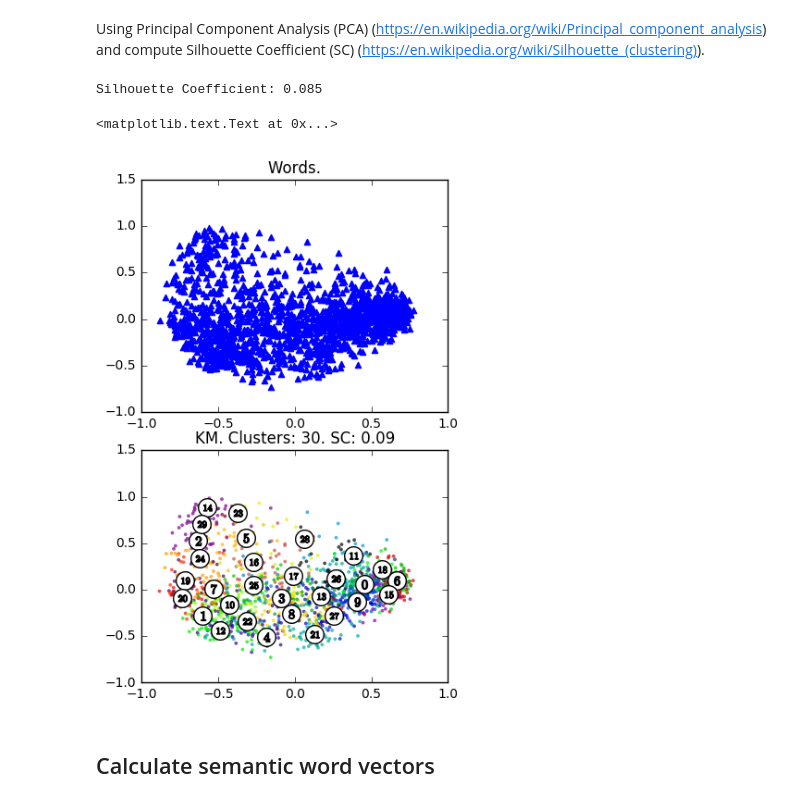
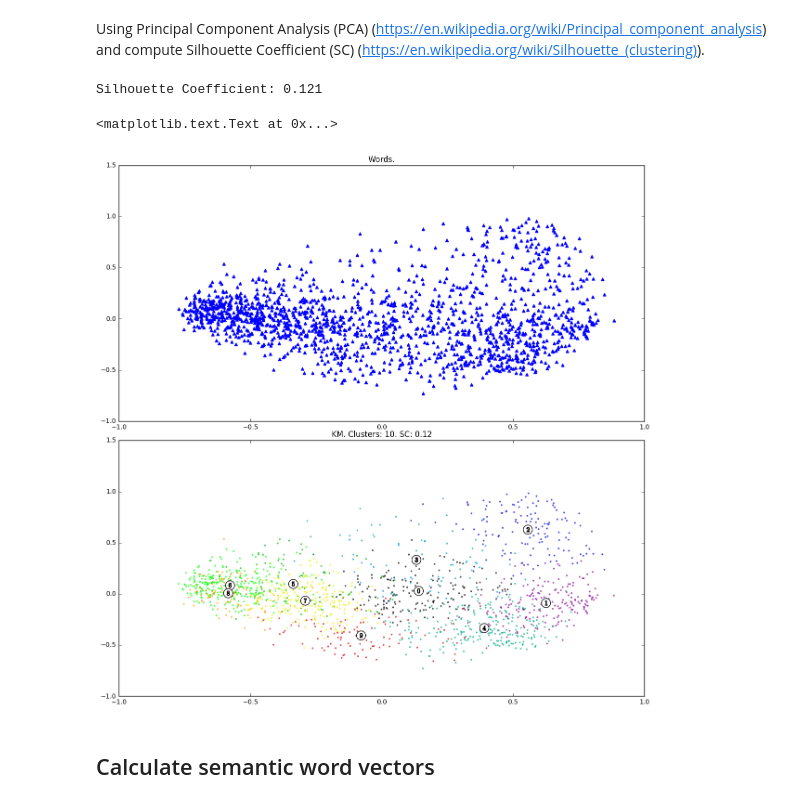
Before and after one commit to Semen52/nlp4u, a Jupyter notebook: models/notebooks/crisp_embedding_clustering.ipynb, the cells around one changed output. Saved outputs shown, nothing was run; the diff lists cells and outputs as text; code cells hidden in the pictures.

```diff
--- a/models/notebooks/crisp_embedding_clustering.ipynb
+++ b/models/notebooks/crisp_embedding_clustering.ipynb
@@ -41,0 +46,9 @@ First 10 words:
+# %%
+n_top_terms = 5
+polarity_words = ["отличный", "хороший", "крутой", "плохой", "ужасный", "медленный"]
+
+for i, polarity_word in enumerate(polarity_words):
+    print("Similar for: ", polarity_word)
+    for word in model.similar_by_word(polarity_word, topn=n_top_terms):
+        print(word[1], word[0])
+    print()
@@ -57,7 +88,7 @@ def cos_cdist(matrix, vector):
 # %% [markdown]
 ### Set number of clusters
 # %%
-n_clusters = 30
+n_clusters = 10
 # %% [markdown]
 ### Clustering
 # %%
@@ -120,52 +151,53 @@ import matplotlib.cm as cm
 
 
 pca = PCA(2)
-pca_vectors = pca.fit_transform(word_vectors)
+pca.fit(word_vectors)
+pca_vectors = pca.transform(word_vectors)
 
 # tsne = TSNE(n_components=2, random_state=0)
 # pca_vectors = tsne.fit_transform(word_vectors)
 
-fig, (ax1, ax2) = plt.subplots(2, figsize=(4, 6))
+fig, (ax1, ax2) = plt.subplots(2, figsize=(12, 12))
 fig.tight_layout()
 
 ax1.scatter(pca_vectors[:, 0],
             pca_vectors[:, 1],
             marker='^',
             color='b')
 
 # For showing on the plot
-km_pca = KMeans(n_clusters=n_clusters,
-                init='k-means++',
-                max_iter=100,
-                n_init=1,
-                random_state=10)
-km_labels_pca = km_pca.fit_predict(pca_vectors)
+# km_pca = KMeans(n_clusters=n_clusters,
+#                 init='k-means++',
+#                 max_iter=100,
+#                 n_init=1,
+#                 random_state=10)
+# km_labels_pca = km_pca.fit_predict(pca_vectors)
 
 colors = cm.spectral(km_labels.astype(float) / n_clusters)
 ax2.scatter(pca_vectors[:, 0],
             pca_vectors[:, 1],
             marker='.', s=30, lw=0, alpha=0.7, c=colors)
 
-centers = km_pca.cluster_centers_
+centers = pca.transform(km.cluster_centers_)
 ax2.scatter(centers[:, 0],
             centers[:, 1],
             marker='o', c="white", alpha=1, s=200)
 
 for i, c in enumerate(centers):
     ax2.scatter(c[0],
                 c[1],
                 marker='$%d$' % i, alpha=1, s=50)
 
 sc = metrics.silhouette_score(X, km.labels_, sample_size=1000)
 print("Silhouette Coefficient: %0.3f" % sc)
 print()
 
 ax1.set_title('Words.')
 ax2.set_title('KM. Clusters: {0}. SC: {1:.2f}'.format(n_clusters, sc))
 # %% [output]
-Silhouette Coefficient: 0.085
+Silhouette Coefficient: 0.121
 <matplotlib.text.Text at 0x...>
-[figure, old version]
+[figure, new version]
 # %% [markdown]
 ## Calculate semantic word vectors
 # %% [markdown]
```
Also changed, not shown: parts of 15 cells of this notebook, 3 other files.
